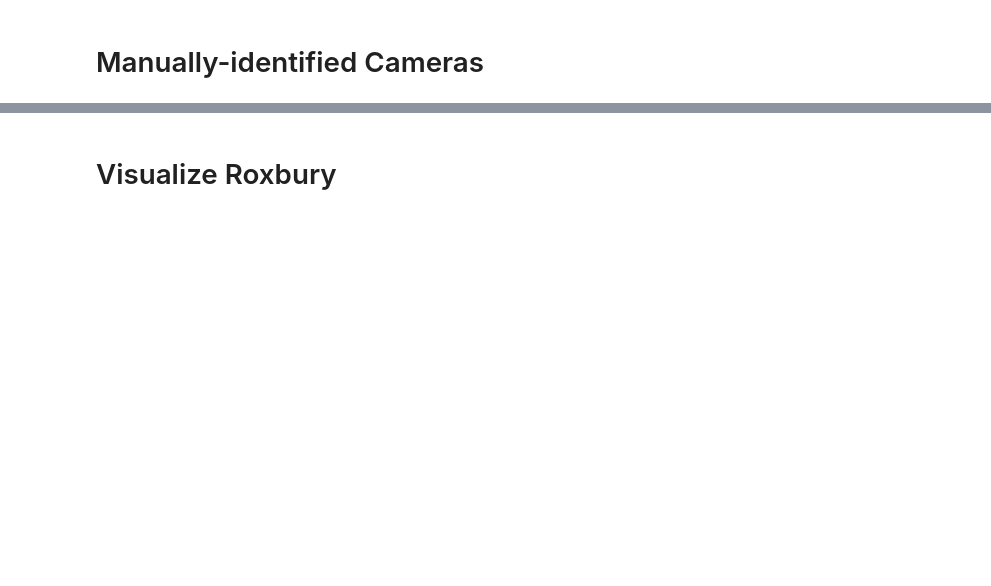
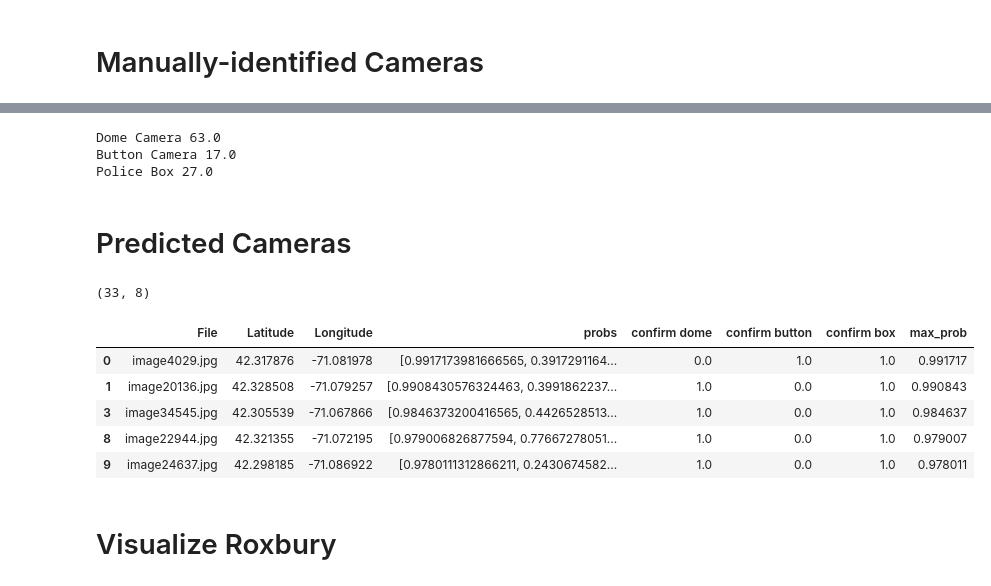
Before and after one commit to wboag/boston-cameras, a Jupyter notebook: appendix-c-examine-roxbury.ipynb, the cells around one changed output, grey strips where cells are left out. Cells and saved outputs as stored; diff of their text form; code cells hidden in the pictures; blank space fills up the shorter version.

```diff
--- a/appendix-c-examine-roxbury.ipynb
+++ b/appendix-c-examine-roxbury.ipynb
@@ -96,3 +83,38 @@ gps_to_images = dict(gps_to_images)
+# %%
+for col in ['Dome Camera', 'Button Camera', 'Police Box']:
+    print(col, manual[col].sum())
+# %% [output]
+Dome Camera 63.0
+Button Camera 17.0
+Police Box 27.0
+# %% [markdown]
+# Predicted Cameras
+# %%
+pred = pd.read_csv('data/pred_cameras_wboag.tsv', sep='\t')
+
+# Format data
+pred['max_prob'] = pred['probs'].apply(lambda t: float(t[1:].split(',')[0]))
+pred['confirm dome'] = pred['confirm dome'].fillna(0)
+pred['confirm button'] = pred['confirm button'].fillna(0)
+pred['confirm box'] = pred['confirm box'].fillna(0)
+
+# Only predictions that are confirmed
+pred = pred[(pred['confirm dome'] + pred['confirm button'] + pred['confirm box'])>0]
+
+# Only in the area of Roxbury
+pred = pred[(pred.Latitude >=minlat)&(pred.Latitude <=maxlat)&
+            (pred.Longitude>=minlon)&(pred.Longitude<=maxlon)]
+
+print(pred.shape)
+pred.head(n=5)
+# %% [output]
+(33, 8)
+|  | File | Latitude | Longitude | probs | confirm dome | confirm button | confirm box | max_prob |
+| 0 | image4029.jpg | 42.317876 | -71.081978 | [0.9917173981666565, 0.3917291164... | 0.0 | 1.0 | 1.0 | 0.991717 |
+| 1 | image20136.jpg | 42.328508 | -71.079257 | [0.9908430576324463, 0.3991862237... | 1.0 | 0.0 | 1.0 | 0.990843 |
+| 3 | image34545.jpg | 42.305539 | -71.067866 | [0.9846373200416565, 0.4426528513... | 1.0 | 0.0 | 1.0 | 0.984637 |
+| 8 | image22944.jpg | 42.321355 | -71.072195 | [0.979006826877594, 0.77667278051... | 1.0 | 0.0 | 1.0 | 0.979007 |
+| 9 | image24637.jpg | 42.298185 | -71.086922 | [0.9780111312866211, 0.2430674582... | 1.0 | 0.0 | 1.0 | 0.978011 |
 # %% [markdown]
 # Visualize Roxbury
 # %%
```
Also changed, not shown: parts of 16 cells of this notebook.
